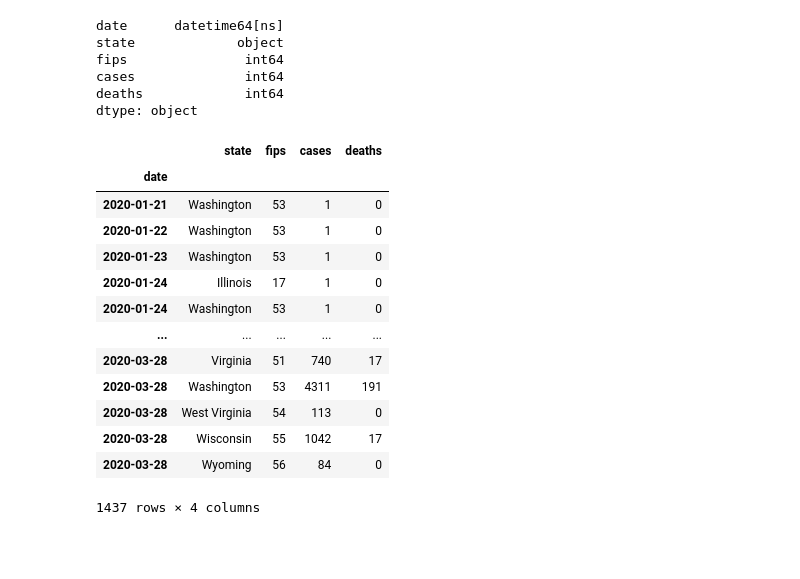
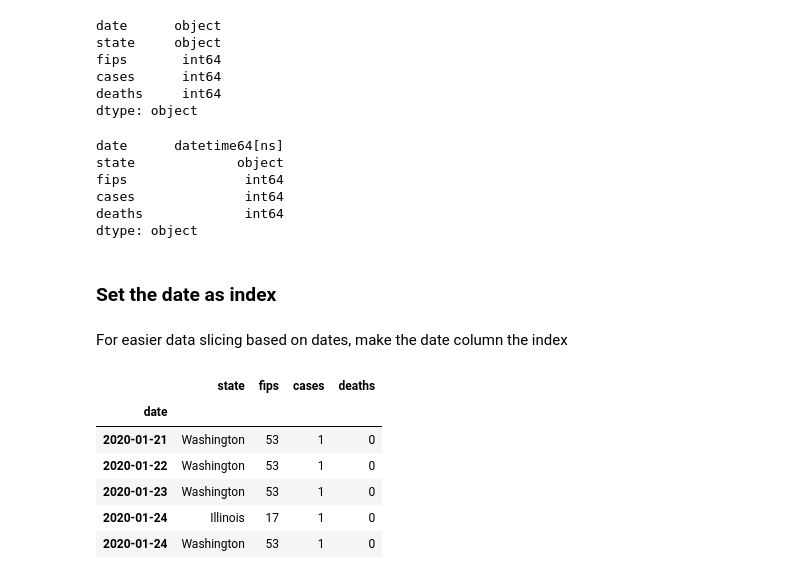
Before and after one commit to mtlberri/covid-19-data, a Jupyter notebook: covid-study.ipynb, the cells around one changed output. Saved outputs shown, nothing was run; the diff lists cells and outputs as text; code cells hidden in the pictures; blank space fills up the shorter version.

Commit message:
First analysis and first map running by state

```diff
--- a/covid-study.ipynb
+++ b/covid-study.ipynb
@@ -23,3 +31,12 @@ df
+# %%
+df.dtypes
+# %% [output]
+date      object
+state     object
+fips       int64
+cases      int64
+deaths     int64
+dtype: object
 # %%
 df['date']=df['date'].apply(lambda x:pd.Timestamp(x))
 df.dtypes
@@ -30,21 +47,18 @@ fips               int64
 cases              int64
 deaths             int64
 dtype: object
+# %% [markdown]
+### Set the date as index
+# %% [markdown]
+For easier data slicing based on dates, make the date column the index
 # %%
 df.set_index('date',inplace=True)
-df
+df.head()
 # %% [output]
 |  | state | fips | cases | deaths |
 | date |  |  |  |  |
 | 2020-01-21 | Washington | 53 | 1 | 0 |
 | 2020-01-22 | Washington | 53 | 1 | 0 |
 | 2020-01-23 | Washington | 53 | 1 | 0 |
 | 2020-01-24 | Illinois | 17 | 1 | 0 |
 | 2020-01-24 | Washington | 53 | 1 | 0 |
-| ... | ... | ... | ... | ... |
-| 2020-03-28 | Virginia | 51 | 740 | 17 |
-| 2020-03-28 | Washington | 53 | 4311 | 191 |
-| 2020-03-28 | West Virginia | 54 | 113 | 0 |
-| 2020-03-28 | Wisconsin | 55 | 1042 | 17 |
-| 2020-03-28 | Wyoming | 56 | 84 | 0 |
-1437 rows × 4 columns
```
Also changed, not shown: parts of 29 cells of this notebook.
